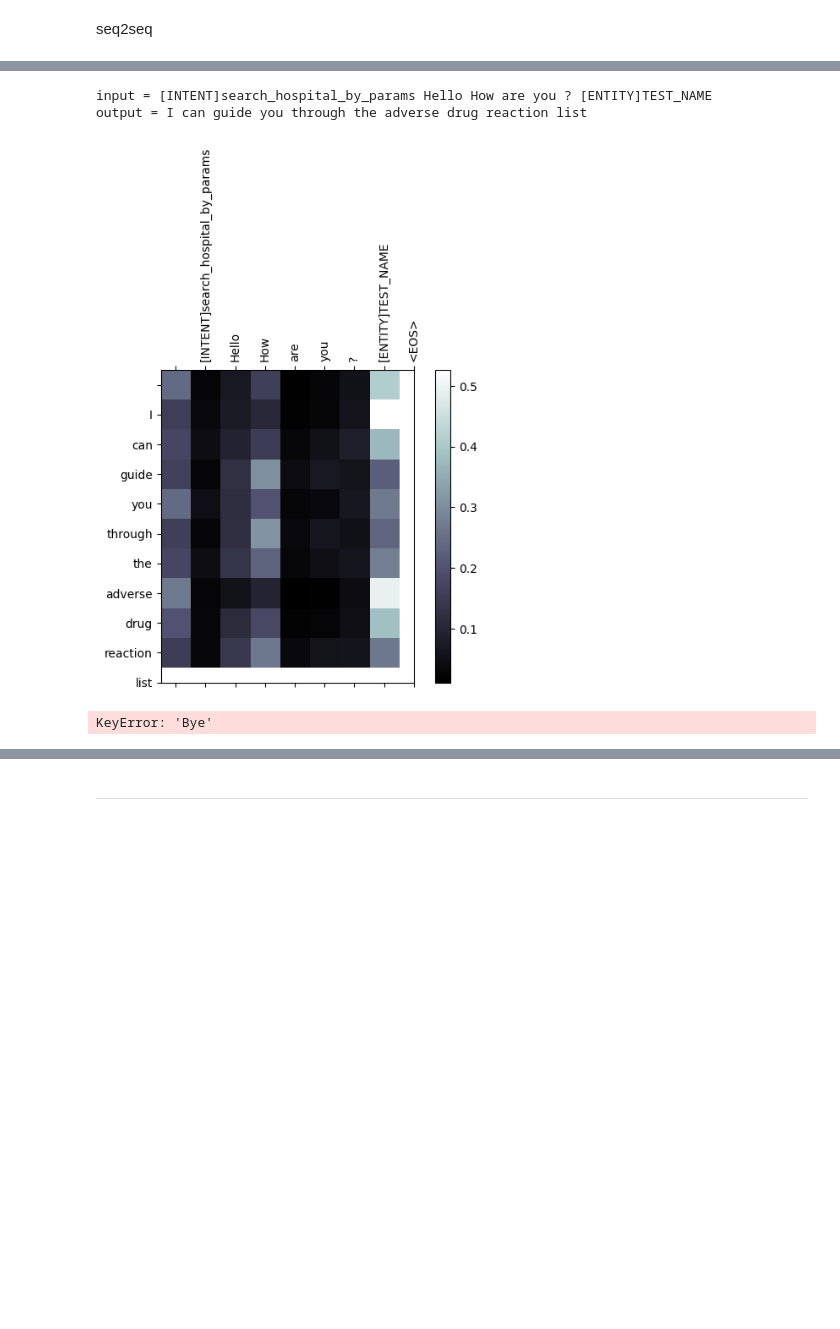
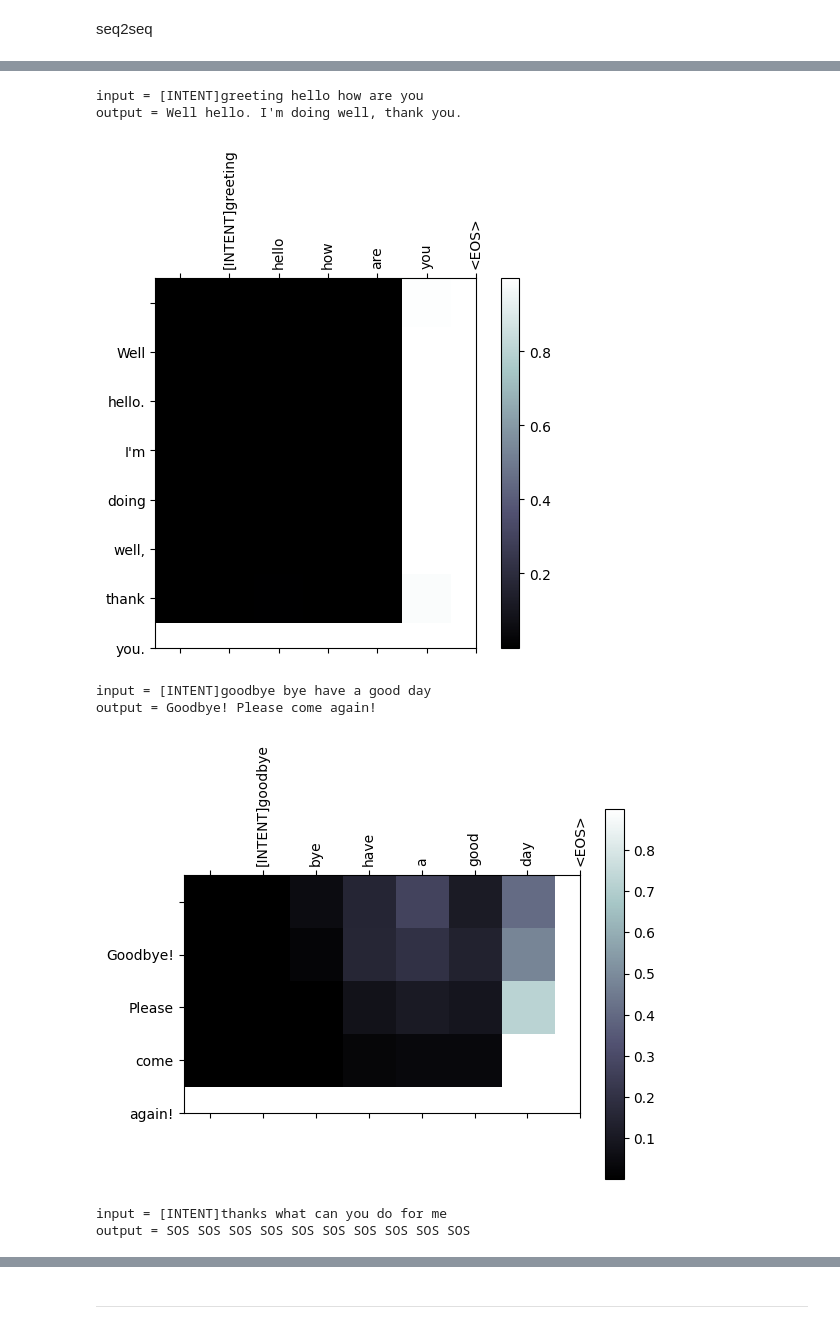
Before and after one commit to Riley94/Chatbot, a Jupyter notebook: src/response_generation.ipynb, the cells around one changed output, grey strips where cells are left out. Drawn from its saved outputs; the diff is of its cells as text; code cells hidden in the pictures; blank space fills up the shorter version.

Commit message:
make bot functional, add evaluation metrics, fix errors

```diff
--- a/src/response_generation.ipynb
+++ b/src/response_generation.ipynb
@@ -478,0 +525,9 @@ def showPlot(points):
+# %%
+with open(os.path.join(clean_data_path, 'input_corpus.pkl'), 'rb') as f:
+    inputs = pickle.load(f)
+
+with open(os.path.join(clean_data_path, 'output_corpus.pkl'), 'rb') as f:
+    outputs = pickle.load(f)
+
+with open(os.path.join(clean_data_path, 'pairs.pkl'), 'rb') as f:
+    pairs = pickle.load(f)
@@ -479,5 +536,5 @@ def showPlot(points):
 # %%
-def evaluate(encoder, decoder, sentence, inputs, outputs):
+def evaluate(encoder, decoder, sentence):
     with torch.no_grad():
         input_tensor = tensorFromSentence(inputs, sentence)
 
@@ -506,10 +577,0 @@ def evaluateRandomly(encoder, decoder, n=10):
-# %%
-hidden_size = 128
-batch_size = 32
-
-input_lang, output_lang, train_dataloader = get_dataloader(batch_size)
-
-encoder = EncoderRNN(input_lang.n_words, hidden_size).to(device)
-decoder = AttnDecoderRNN(hidden_size, output_lang.n_words).to(device)
-
-train(train_dataloader, encoder, decoder, 80, print_every=5, plot_every=5)
@@ -558,6 +600,6 @@ Output: SOS SOS SOS SOS SOS SOS SOS SOS SOS SOS
 # %%
 def process_input(text):
-    intent, entities = get_intents_and_entites(text)
+    intent, entities = get_intents_and_entities(text, intent_model, entity_model)
     augmented_input = augment_input_with_intent_and_entities(normalize_string(text), intent, entities)
     return augmented_input
 # %%
@@ -569,35 +611,39 @@ def showAttention(input_sentence, output_words, attentions):
 
     ax.set_xticks(np.arange(len(input_sentence.split(' ')) + 2))
     ax.set_yticks(np.arange(len(output_words) + 1))
 
     # Set up axes
     ax.set_xticklabels([''] + input_sentence.split(' ') +
                        ['<EOS>'], rotation=90)
     ax.set_yticklabels([''] + output_words)
 
     # Show label at every tick
     ax.xaxis.set_major_locator(ticker.MultipleLocator(1))
     ax.yaxis.set_major_locator(ticker.MultipleLocator(1))
 
     plt.show()
 
 
 def evaluateAndShowAttention(input_sentence):
-    output_words, attentions = evaluate(encoder, decoder, input_sentence, input_lang, output_lang)
+    output_words, attentions = evaluate(encoder, decoder, input_sentence)
     print('input =', input_sentence)
     print('output =', ' '.join(output_words))
     showAttention(input_sentence, output_words, attentions[0, :len(output_words), :])
 
 
 evaluateAndShowAttention(process_input('Hello. How are you?'))
 
 evaluateAndShowAttention(process_input('Bye. Have a good day.'))
 
 evaluateAndShowAttention(process_input('What can you do for me?'))
 
 evaluateAndShowAttention(process_input('Find me a hospital nearby.'))
 # %% [output]
-input = [INTENT]search_hospital_by_params Hello How are you ? [ENTITY]TEST_NAME
-output = I can guide you through the adverse drug reaction list
+input = [INTENT]greeting hello how are you
+output = Well hello. I'm doing well, thank you.
-[figure, old version]
+[figure, new version]
-KeyError: 'Bye'
+input = [INTENT]goodbye bye have a good day
+output = Goodbye! Please come again!
+[figure, added]
+input = [INTENT]thanks what can you do for me
+output = SOS SOS SOS SOS SOS SOS SOS SOS SOS SOS
```
Also changed, not shown: parts of 18 cells of this notebook, 30 other files.
